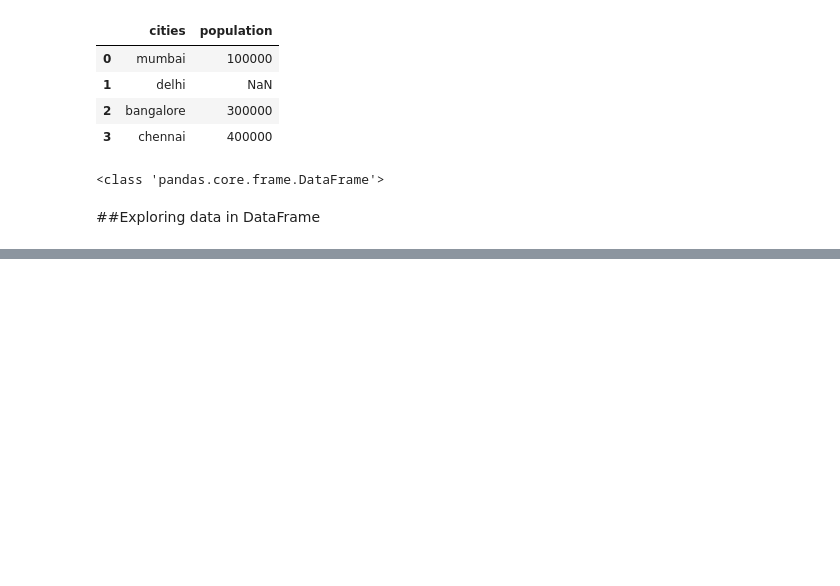
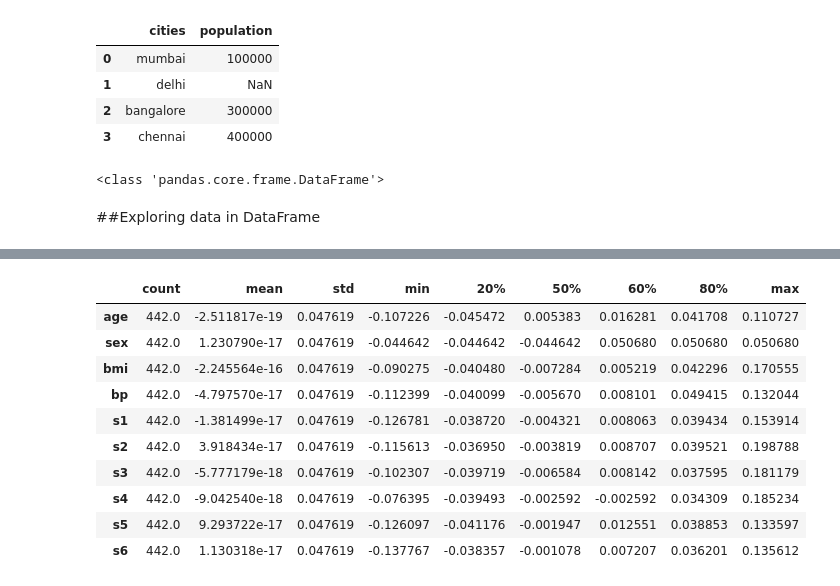
Before and after one commit to ayushi-006/Hands_on_Pandas-, a Jupyter notebook: PANDAS.ipynb, the cells around one changed output, grey strips where cells are left out. Saved outputs shown, nothing was run; the diff lists cells and outputs as text; code cells hidden in the pictures; blank space fills up the shorter version.

```diff
--- a/PANDAS.ipynb
+++ b/PANDAS.ipynb
@@ -86,0 +117,17 @@ df.tail()
+# %%
+# to change the perecentiles
+
+df.describe(percentiles=[0.2 , 0.6 , 0.8]).T
+# ".T" to get the transposed view of the data
+# %% [output]
+|  | count | mean | std | min | 20% | 50% | 60% | 80% | max |
+| age | 442.0 | -2.511817e-19 | 0.047619 | -0.107226 | -0.045472 | 0.005383 | 0.016281 | 0.041708 | 0.110727 |
+| sex | 442.0 | 1.230790e-17 | 0.047619 | -0.044642 | -0.044642 | -0.044642 | 0.050680 | 0.050680 | 0.050680 |
+| bmi | 442.0 | -2.245564e-16 | 0.047619 | -0.090275 | -0.040480 | -0.007284 | 0.005219 | 0.042296 | 0.170555 |
+| bp | 442.0 | -4.797570e-17 | 0.047619 | -0.112399 | -0.040099 | -0.005670 | 0.008101 | 0.049415 | 0.132044 |
+| s1 | 442.0 | -1.381499e-17 | 0.047619 | -0.126781 | -0.038720 | -0.004321 | 0.008063 | 0.039434 | 0.153914 |
+| s2 | 442.0 | 3.918434e-17 | 0.047619 | -0.115613 | -0.036950 | -0.003819 | 0.008707 | 0.039521 | 0.198788 |
+| s3 | 442.0 | -5.777179e-18 | 0.047619 | -0.102307 | -0.039719 | -0.006584 | 0.008142 | 0.037595 | 0.181179 |
+| s4 | 442.0 | -9.042540e-18 | 0.047619 | -0.076395 | -0.039493 | -0.002592 | -0.002592 | 0.034309 | 0.185234 |
+| s5 | 442.0 | 9.293722e-17 | 0.047619 | -0.126097 | -0.041176 | -0.001947 | 0.012551 | 0.038853 | 0.133597 |
+| s6 | 442.0 | 1.130318e-17 | 0.047619 | -0.137767 | -0.038357 | -0.001078 | 0.007207 | 0.036201 | 0.135612 |
```
Also changed, not shown: parts of 8 cells of this notebook.
